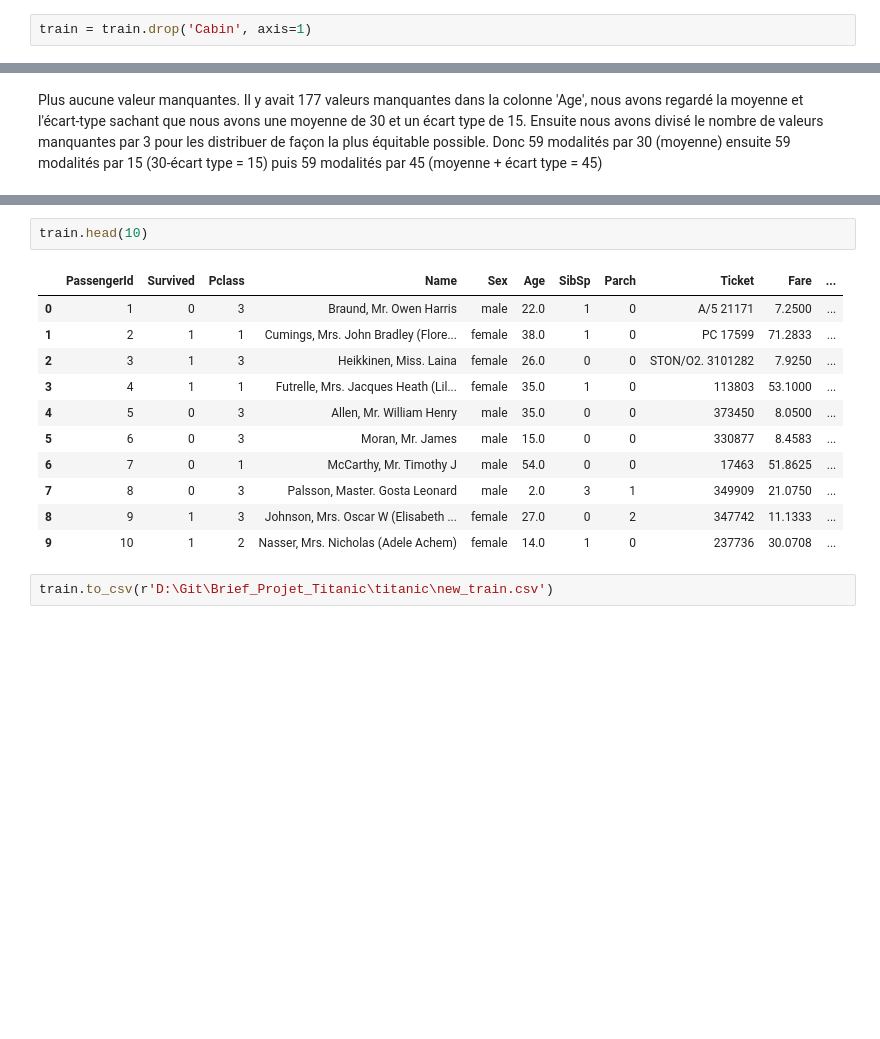
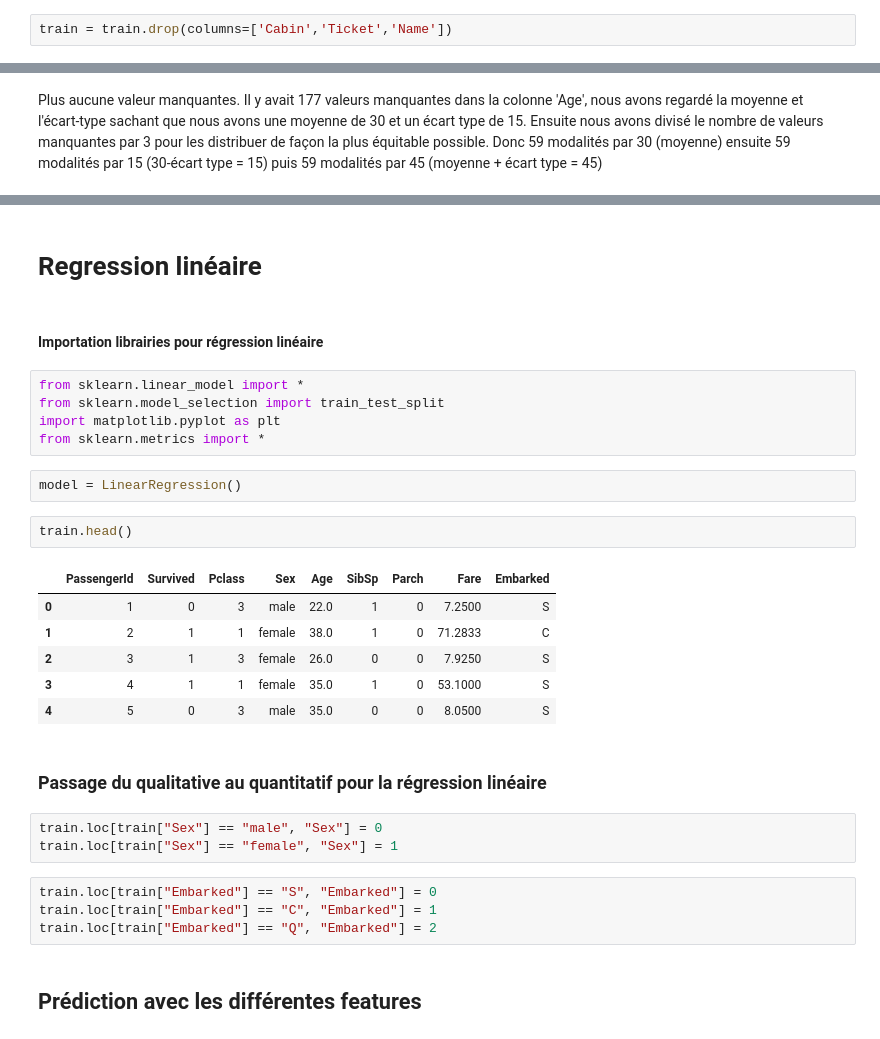
Before and after one commit to Damosm/Brief_Projet_Titanic, a Jupyter notebook: Brief Titanic.ipynb, the cells around one changed output, grey strips where cells are left out. Drawn from its saved outputs; the diff is of its cells as text; blank space fills up the shorter version.

Commit message:
Diagramme + régression linéaire

```diff
--- a/Brief Titanic.ipynb
+++ b/Brief Titanic.ipynb
@@ -55,7 +81,7 @@ train.describe()
 # %% [markdown]
 Pour cette commande, ici les seules colonnes pertinentes sont l'âge et le fare (prix du billet)
 # %%
-train = train.drop('Cabin', axis=1)
+train = train.drop(columns=['Cabin','Ticket','Name'])
 # %%
 train.columns
 # %% [output]
@@ -139,16 +186,31 @@ Plus aucune valeur manquantes. Il y avait 177 valeurs manquantes dans la colonne
+# %% [markdown]
+# Regression linéaire
+# %% [markdown]
+#### Importation librairies pour régression linéaire
+# %%
+from sklearn.linear_model import *
+from sklearn.model_selection import train_test_split
+import matplotlib.pyplot as plt
+from sklearn.metrics import *
+# %%
+model = LinearRegression()
 # %%
-train.head(10)
+train.head()
 # %% [output]
-|  | PassengerId | Survived | Pclass | Name | Sex | Age | SibSp | Parch | Ticket | Fare | ... |
-| 0 | 1 | 0 | 3 | Braund, Mr. Owen Harris | male | 22.0 | 1 | 0 | A/5 21171 | 7.2500 | ... |
-| 1 | 2 | 1 | 1 | Cumings, Mrs. John Bradley (Flore... | female | 38.0 | 1 | 0 | PC 17599 | 71.2833 | ... |
-| 2 | 3 | 1 | 3 | Heikkinen, Miss. Laina | female | 26.0 | 0 | 0 | STON/O2. 3101282 | 7.9250 | ... |
-| 3 | 4 | 1 | 1 | Futrelle, Mrs. Jacques Heath (Lil... | female | 35.0 | 1 | 0 | 113803 | 53.1000 | ... |
-| 4 | 5 | 0 | 3 | Allen, Mr. William Henry | male | 35.0 | 0 | 0 | 373450 | 8.0500 | ... |
-| 5 | 6 | 0 | 3 | Moran, Mr. James | male | 15.0 | 0 | 0 | 330877 | 8.4583 | ... |
-| 6 | 7 | 0 | 1 | McCarthy, Mr. Timothy J | male | 54.0 | 0 | 0 | 17463 | 51.8625 | ... |
-| 7 | 8 | 0 | 3 | Palsson, Master. Gosta Leonard | male | 2.0 | 3 | 1 | 349909 | 21.0750 | ... |
-| 8 | 9 | 1 | 3 | Johnson, Mrs. Oscar W (Elisabeth ... | female | 27.0 | 0 | 2 | 347742 | 11.1333 | ... |
-| 9 | 10 | 1 | 2 | Nasser, Mrs. Nicholas (Adele Achem) | female | 14.0 | 1 | 0 | 237736 | 30.0708 | ... |
+|  | PassengerId | Survived | Pclass | Sex | Age | SibSp | Parch | Fare | Embarked |
+| 0 | 1 | 0 | 3 | male | 22.0 | 1 | 0 | 7.2500 | S |
+| 1 | 2 | 1 | 1 | female | 38.0 | 1 | 0 | 71.2833 | C |
+| 2 | 3 | 1 | 3 | female | 26.0 | 0 | 0 | 7.9250 | S |
+| 3 | 4 | 1 | 1 | female | 35.0 | 1 | 0 | 53.1000 | S |
+| 4 | 5 | 0 | 3 | male | 35.0 | 0 | 0 | 8.0500 | S |
-# %%
-train.to_csv(r'D:\Git\Brief_Projet_Titanic\titanic\new_train.csv')
+# %% [markdown]
+### Passage du qualitative au quantitatif pour la régression linéaire
+# %%
+train.loc[train["Sex"] == "male", "Sex"] = 0
+train.loc[train["Sex"] == "female", "Sex"] = 1
+# %%
+train.loc[train["Embarked"] == "S", "Embarked"] = 0
+train.loc[train["Embarked"] == "C", "Embarked"] = 1
+train.loc[train["Embarked"] == "Q", "Embarked"] = 2
+# %% [markdown]
+## Prédiction avec les différentes features
```
Also changed, not shown: parts of 45 cells of this notebook, 6 other files.
